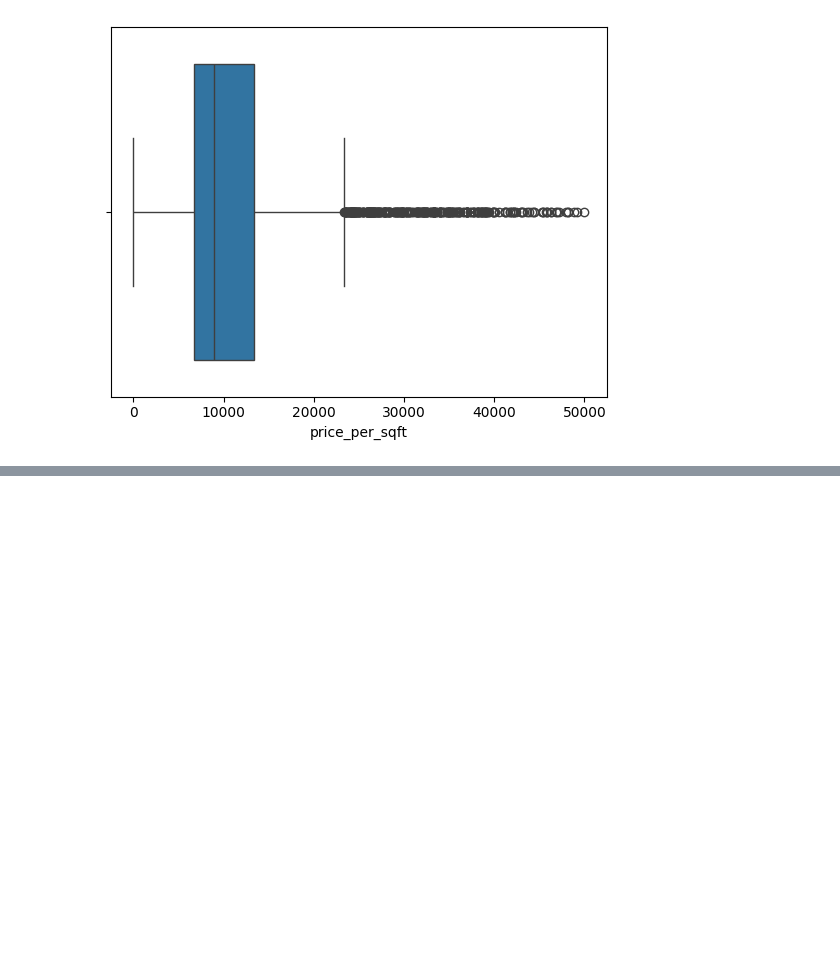
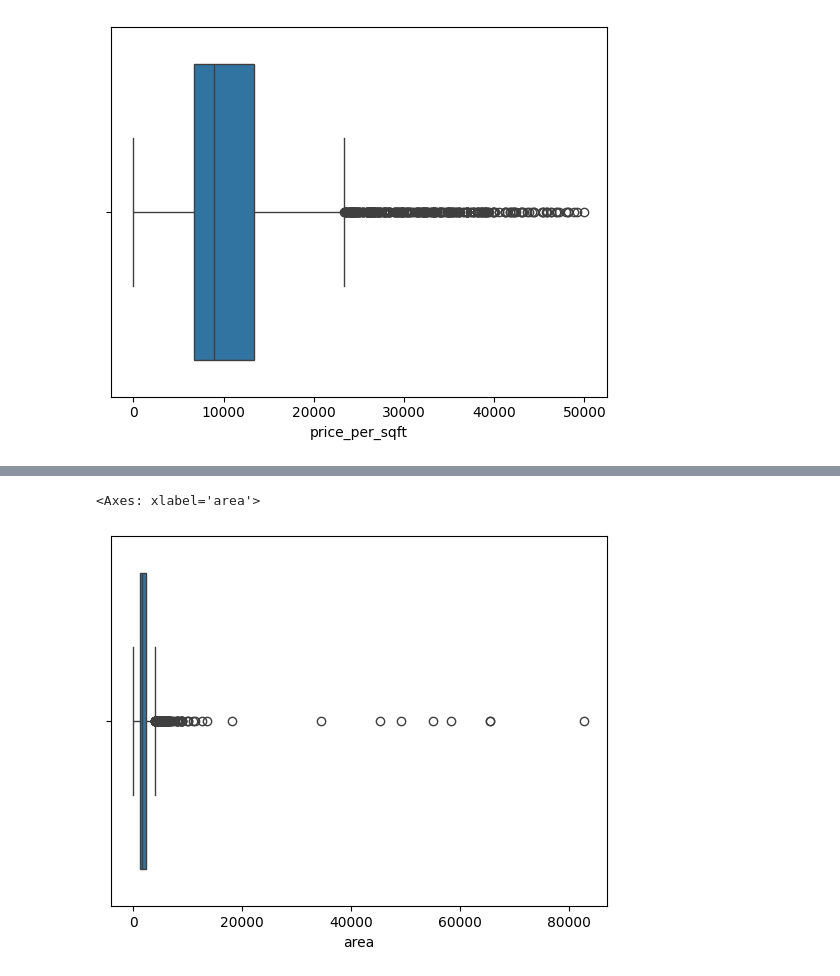
Before and after one commit to garvit1408/NestWise-, a Jupyter notebook: 4 - EDA/outlier-detection.ipynb, the cells around one changed output, grey strips where cells are left out. Drawn from its saved outputs; the diff is of its cells as text; code cells hidden in the pictures; blank space fills up the shorter version.

```diff
--- a/4 - EDA/outlier-detection.ipynb
+++ b/4 - EDA/outlier-detection.ipynb
@@ -208,0 +246,5 @@ sns.boxplot(x=df['price_per_sqft'])
+# %%
+sns.boxplot(x=df['area'])
+# %% [output]
+<Axes: xlabel='area'>
+[figure, added]
```
Also changed, not shown: parts of 25 cells of this notebook.
